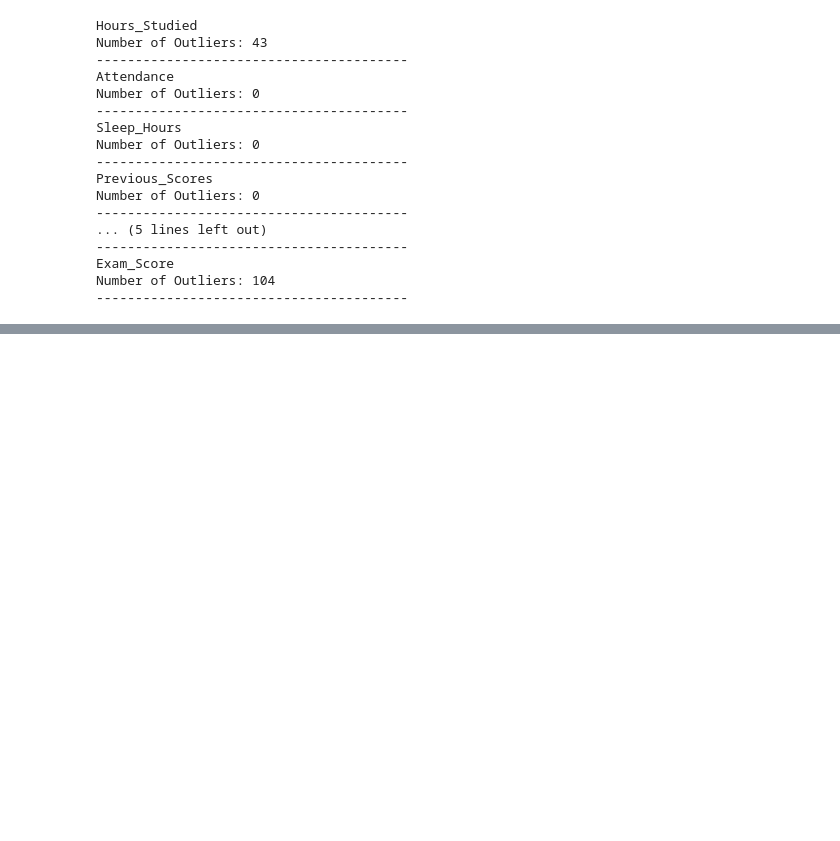
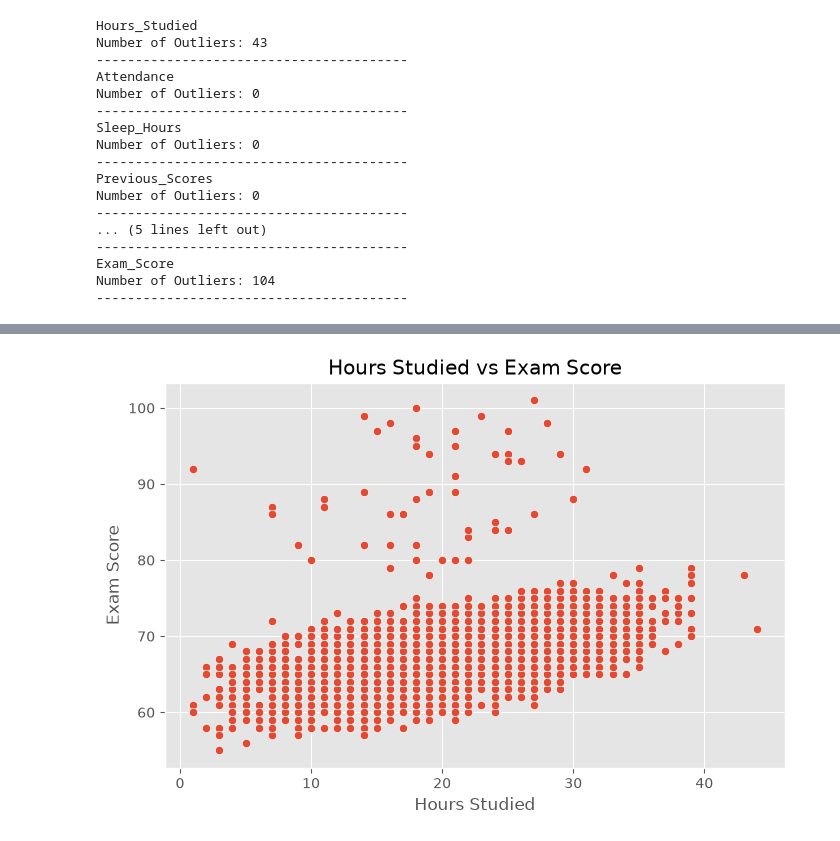
Before and after one commit to Janusha-Weerasinghe/student-performance-prediction, a Jupyter notebook: notebooks/01_eda.ipynb, the cells around one changed output, grey strips where cells are left out. Saved outputs shown, nothing was run; the diff lists cells and outputs as text; code cells hidden in the pictures; blank space fills up the shorter version.

```diff
--- a/notebooks/01_eda.ipynb
+++ b/notebooks/01_eda.ipynb
@@ -1025,0 +1048,24 @@ for column in numerical_columns:
+# %%
+# Hours Studied vs Exam Score
+
+plt.figure(figsize=(8,5))
+
+sns.scatterplot(
+    data=df,
+    x="Hours_Studied",
+    y="Exam_Score"
+)
+
+plt.title("Hours Studied vs Exam Score")
+plt.xlabel("Hours Studied")
+plt.ylabel("Exam Score")
+
+plt.savefig(
+    "../reports/figures/Feature Relationships/hours_studied_vs_exam_score.png",
+    dpi=300,
+    bbox_inches="tight"
+)
+
+plt.show()
+# %% [output]
+[figure, added]
```
Also changed, not shown: parts of 7 cells of this notebook, 7 other files.
